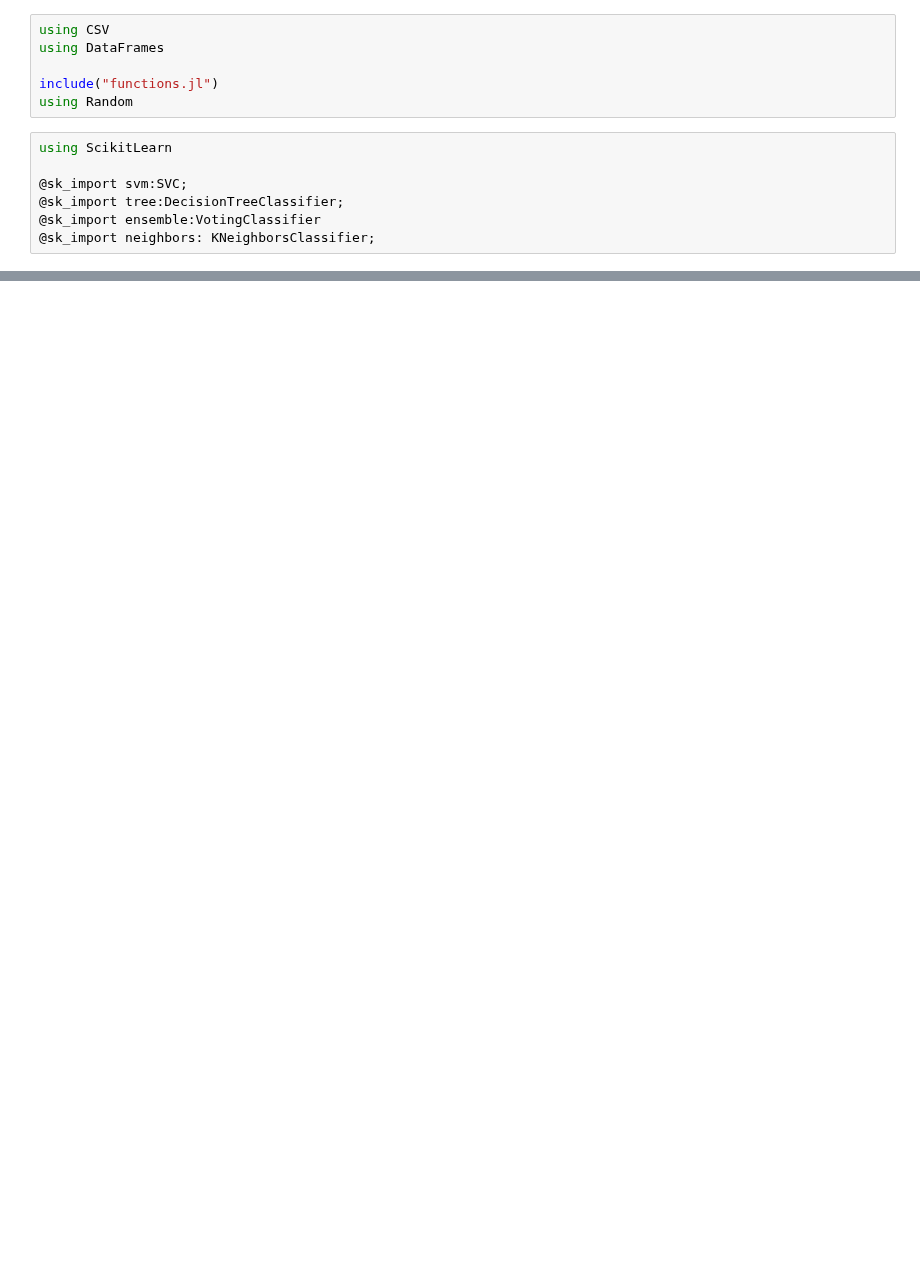
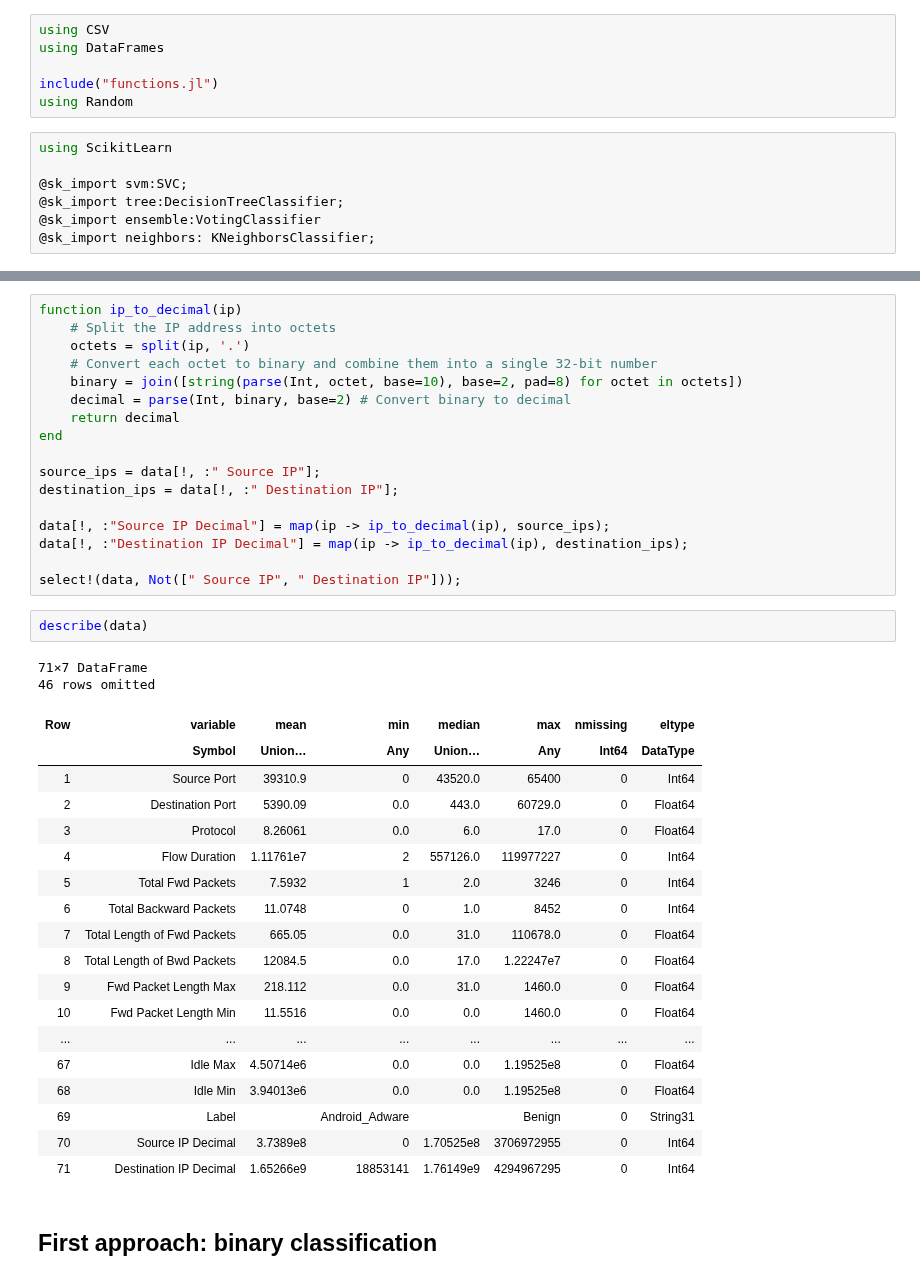
Before and after one commit to AlejandroDopico2/MIA_ML1, a Jupyter notebook: Project/Project.ipynb, the cells around one changed output, grey strips where cells are left out. Drawn from its saved outputs; the diff is of its cells as text; blank space fills up the shorter version.

```diff
--- a/Project/Project.ipynb
+++ b/Project/Project.ipynb
@@ -495,0 +89,42 @@ false
+# %%
+function ip_to_decimal(ip)
+    # Split the IP address into octets
+    octets = split(ip, '.')
+    # Convert each octet to binary and combine them into a single 32-bit number
+    binary = join([string(parse(Int, octet, base=10), base=2, pad=8) for octet in octets])
+    decimal = parse(Int, binary, base=2) # Convert binary to decimal
+    return decimal
+end
+
+source_ips = data[!, :" Source IP"];
+destination_ips = data[!, :" Destination IP"];
+
+data[!, :"Source IP Decimal"] = map(ip -> ip_to_decimal(ip), source_ips);
+data[!, :"Destination IP Decimal"] = map(ip -> ip_to_decimal(ip), destination_ips);
+
+select!(data, Not([" Source IP", " Destination IP"]));
+# %%
+describe(data)
+# %% [output]
+71×7 DataFrame
+46 rows omitted
+| Row | variable | mean | min | median | max | nmissing | eltype |
+|  | Symbol | Union… | Any | Union… | Any | Int64 | DataType |
+| 1 | Source Port | 39310.9 | 0 | 43520.0 | 65400 | 0 | Int64 |
+| 2 | Destination Port | 5390.09 | 0.0 | 443.0 | 60729.0 | 0 | Float64 |
+| 3 | Protocol | 8.26061 | 0.0 | 6.0 | 17.0 | 0 | Float64 |
+| 4 | Flow Duration | 1.11761e7 | 2 | 557126.0 | 119977227 | 0 | Int64 |
+| 5 | Total Fwd Packets | 7.5932 | 1 | 2.0 | 3246 | 0 | Int64 |
+| 6 | Total Backward Packets | 11.0748 | 0 | 1.0 | 8452 | 0 | Int64 |
+| 7 | Total Length of Fwd Packets | 665.05 | 0.0 | 31.0 | 110678.0 | 0 | Float64 |
+| 8 | Total Length of Bwd Packets | 12084.5 | 0.0 | 17.0 | 1.22247e7 | 0 | Float64 |
+| 9 | Fwd Packet Length Max | 218.112 | 0.0 | 31.0 | 1460.0 | 0 | Float64 |
+| 10 | Fwd Packet Length Min | 11.5516 | 0.0 | 0.0 | 1460.0 | 0 | Float64 |
+| ... | ... | ... | ... | ... | ... | ... | ... |
+| 67 | Idle Max | 4.50714e6 | 0.0 | 0.0 | 1.19525e8 | 0 | Float64 |
+| 68 | Idle Min | 3.94013e6 | 0.0 | 0.0 | 1.19525e8 | 0 | Float64 |
+| 69 | Label |  | Android_Adware |  | Benign | 0 | String31 |
+| 70 | Source IP Decimal | 3.7389e8 | 0 | 1.70525e8 | 3706972955 | 0 | Int64 |
+| 71 | Destination IP Decimal | 1.65266e9 | 18853141 | 1.76149e9 | 4294967295 | 0 | Int64 |
+# %% [markdown]
+## First approach: binary classification
```
Also changed, not shown: parts of 50 cells of this notebook, 2 other files.
